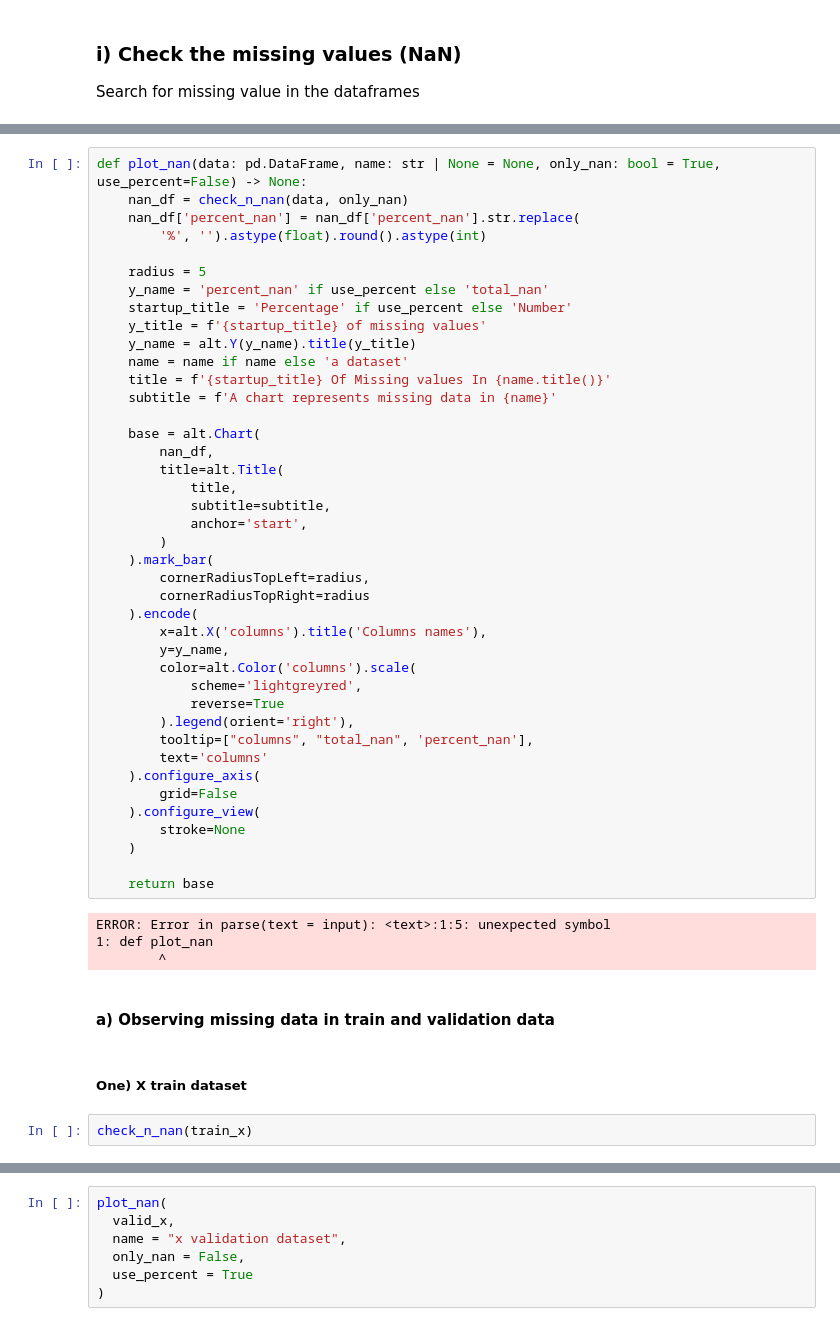
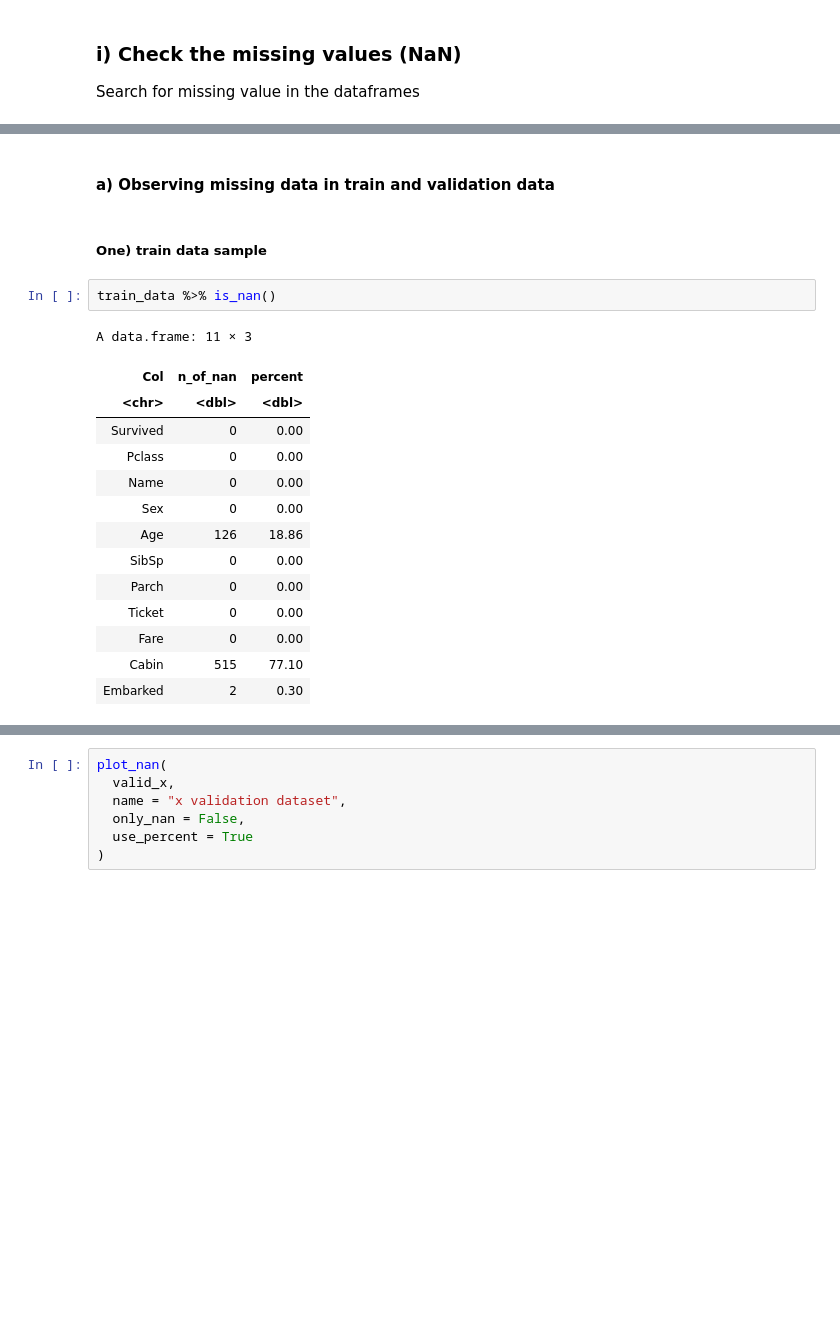
Before and after one commit to denis-spe/titanic, a Jupyter notebook: survival_with_R.ipynb, the cells around one changed output, grey strips where cells are left out. Drawn from its saved outputs; the diff is of its cells as text; blank space fills up the shorter version.

```diff
--- a/survival_with_R.ipynb
+++ b/survival_with_R.ipynb
@@ -489,51 +447,21 @@ A tibble: 891 × 10
-# %%
-def plot_nan(data: pd.DataFrame, name: str | None = None, only_nan: bool = True, use_percent=False) -> None:
-    nan_df = check_n_nan(data, only_nan)
-    nan_df['percent_nan'] = nan_df['percent_nan'].str.replace(
-        '%', '').astype(float).round().astype(int)
-
-    radius = 5
-    y_name = 'percent_nan' if use_percent else 'total_nan'
-    startup_title = 'Percentage' if use_percent else 'Number'
-    y_title = f'{startup_title} of missing values'
-    y_name = alt.Y(y_name).title(y_title)
-    name = name if name else 'a dataset'
-    title = f'{startup_title} Of Missing values In {name.title()}'
-    subtitle = f'A chart represents missing data in {name}'
-
-    base = alt.Chart(
-        nan_df,
-        title=alt.Title(
-            title,
-            subtitle=subtitle,
-            anchor='start',
-        )
-    ).mark_bar(
-        cornerRadiusTopLeft=radius,
-        cornerRadiusTopRight=radius
-    ).encode(
-        x=alt.X('columns').title('Columns names'),
-        y=y_name,
-        color=alt.Color('columns').scale(
-            scheme='lightgreyred',
-            reverse=True
-        ).legend(orient='right'),
-        tooltip=["columns", "total_nan", 'percent_nan'],
-        text='columns'
-    ).configure_axis(
-        grid=False
-    ).configure_view(
-        stroke=None
-    )
-
-    return base
-# %% [output]
-ERROR: Error in parse(text = input): <text>:1:5: unexpected symbol
-1: def plot_nan
-        ^
 # %% [markdown]
 #### a) Observing missing data in train and validation data
 # %% [markdown]
-##### One) X train dataset
+##### One) train data sample
 # %%
-check_n_nan(train_x)
+train_data %>% is_nan()
+# %% [output]
+A data.frame: 11 × 3
+| Col | n_of_nan | percent |
+| <chr> | <dbl> | <dbl> |
+| Survived | 0 | 0.00 |
+| Pclass | 0 | 0.00 |
+| Name | 0 | 0.00 |
+| Sex | 0 | 0.00 |
+| Age | 126 | 18.86 |
+| SibSp | 0 | 0.00 |
+| Parch | 0 | 0.00 |
+| Ticket | 0 | 0.00 |
+| Fare | 0 | 0.00 |
+| Cabin | 515 | 77.10 |
+| Embarked | 2 | 0.30 |
```
Also changed, not shown: parts of 9 cells of this notebook, 1 other file.
